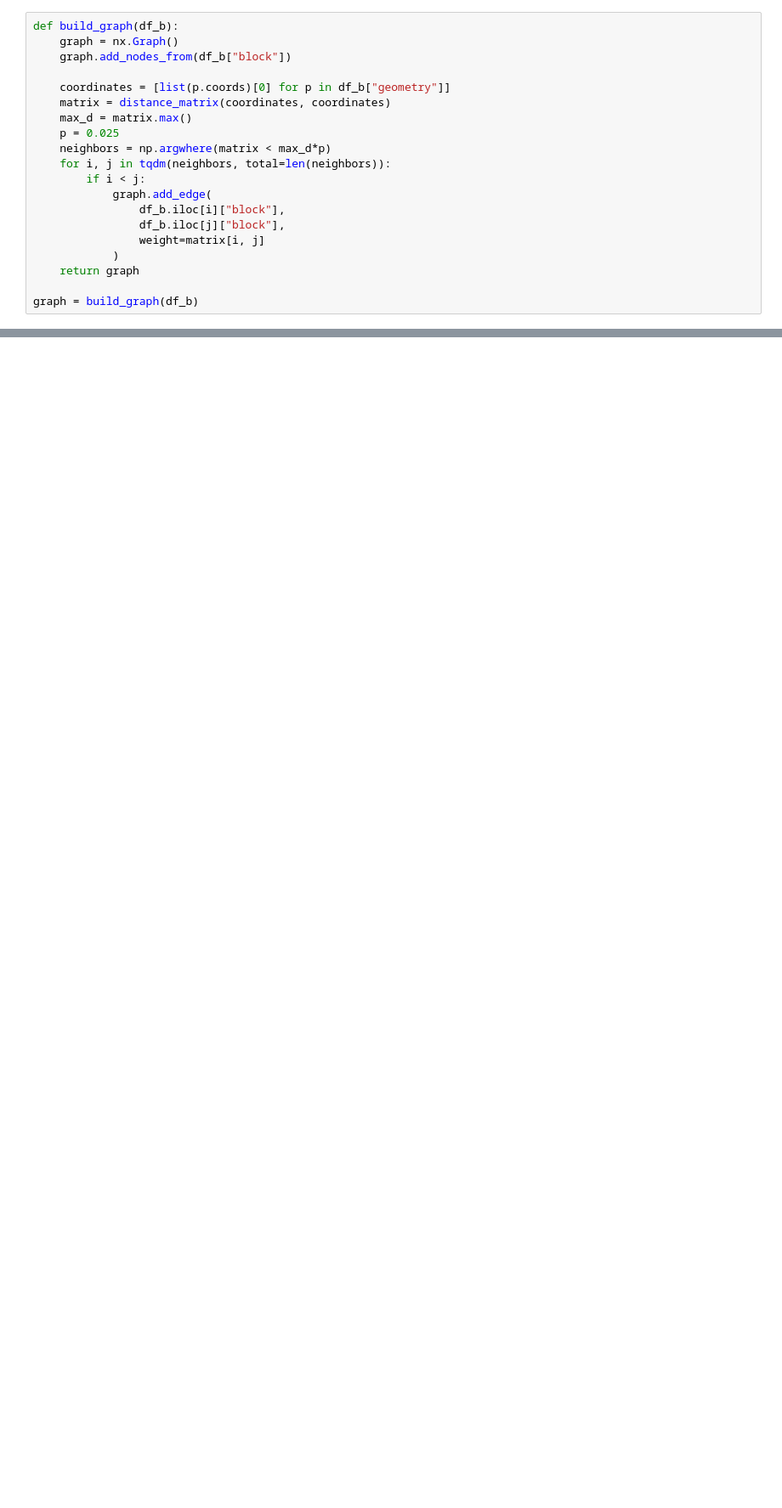
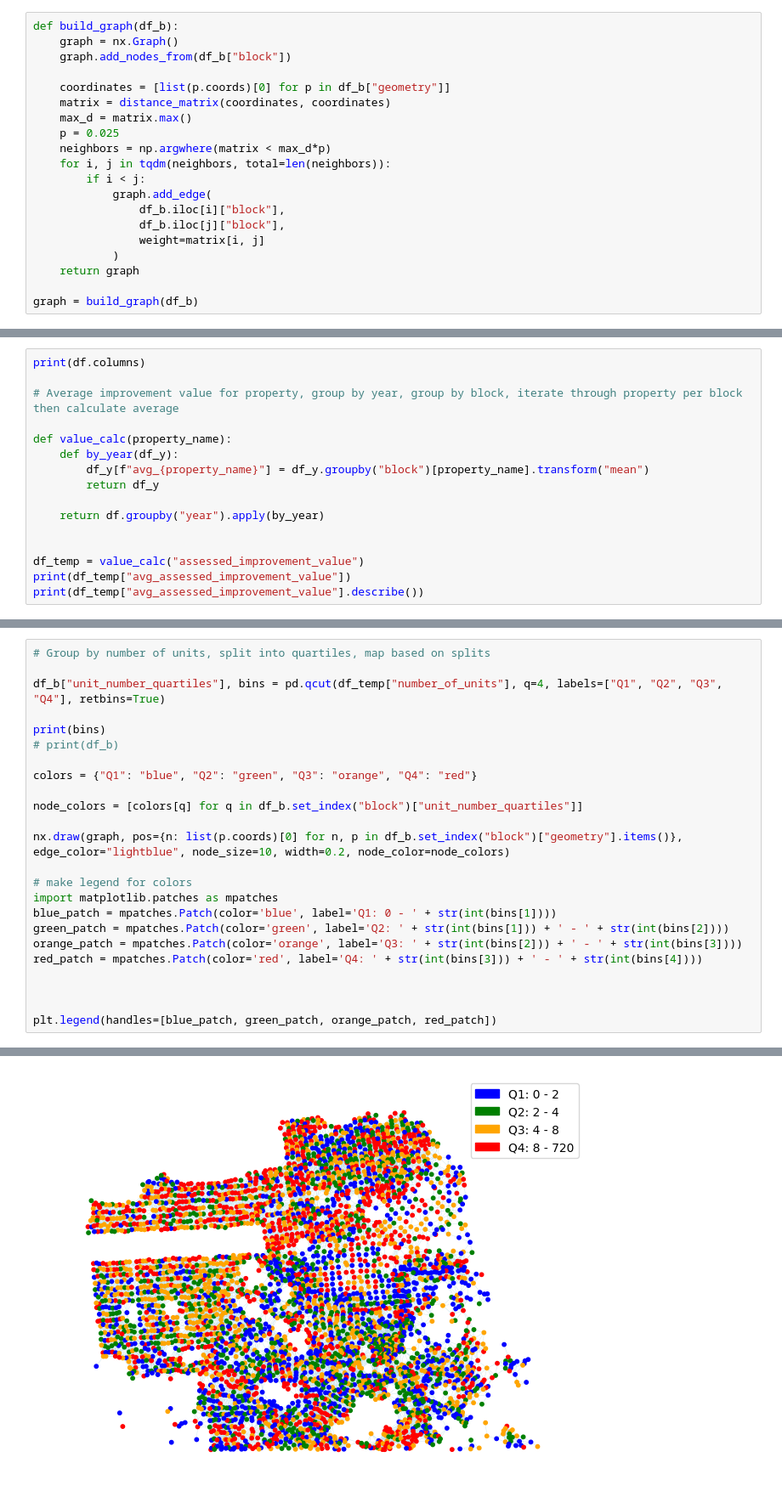
Before and after one commit to gauravsett/sf-eviction-forecasting, a Jupyter notebook: explore.ipynb, the cells around one changed output, grey strips where cells are left out. Shown at 85% size. Saved outputs shown, nothing was run; the diff lists cells and outputs as text; blank space fills up the shorter version.

```diff
--- a/explore.ipynb
+++ b/explore.ipynb
@@ -222,0 +342,16 @@ def compute_features():
+# %%
+print(df.columns)
+
+# Average improvement value for property, group by year, group by block, iterate through property per block then calculate average
+
+def value_calc(property_name):
+    def by_year(df_y):
+        df_y[f"avg_{property_name}"] = df_y.groupby("block")[property_name].transform("mean")
+        return df_y
+
+    return df.groupby("year").apply(by_year)
+
+
+df_temp = value_calc("assessed_improvement_value")
+print(df_temp["avg_assessed_improvement_value"])
+print(df_temp["avg_assessed_improvement_value"].describe())
@@ -222,0 +384,25 @@ def compute_features():
+# %%
+# Group by number of units, split into quartiles, map based on splits
+
+df_b["unit_number_quartiles"], bins = pd.qcut(df_temp["number_of_units"], q=4, labels=["Q1", "Q2", "Q3", "Q4"], retbins=True)
+
+print(bins)
+# print(df_b)
+
+colors = {"Q1": "blue", "Q2": "green", "Q3": "orange", "Q4": "red"}
+
+node_colors = [colors[q] for q in df_b.set_index("block")["unit_number_quartiles"]]
+
+nx.draw(graph, pos={n: list(p.coords)[0] for n, p in df_b.set_index("block")["geometry"].items()}, edge_color="lightblue", node_size=10, width=0.2, node_color=node_colors)
+
+# make legend for colors
+import matplotlib.patches as mpatches
+blue_patch = mpatches.Patch(color='blue', label='Q1: 0 - ' + str(int(bins[1])))
+green_patch = mpatches.Patch(color='green', label='Q2: ' + str(int(bins[1])) + ' - ' + str(int(bins[2])))
+orange_patch = mpatches.Patch(color='orange', label='Q3: ' + str(int(bins[2])) + ' - ' + str(int(bins[3])))
+red_patch = mpatches.Patch(color='red', label='Q4: ' + str(int(bins[3])) + ' - ' + str(int(bins[4])))
+
+
+
+plt.legend(handles=[blue_patch, green_patch, orange_patch, red_patch])
+# %% [output]
@@ -222,0 +411 @@ def compute_features():
+[figure, added]
```
Also changed, not shown: parts of 17 cells of this notebook, 3 other files.
